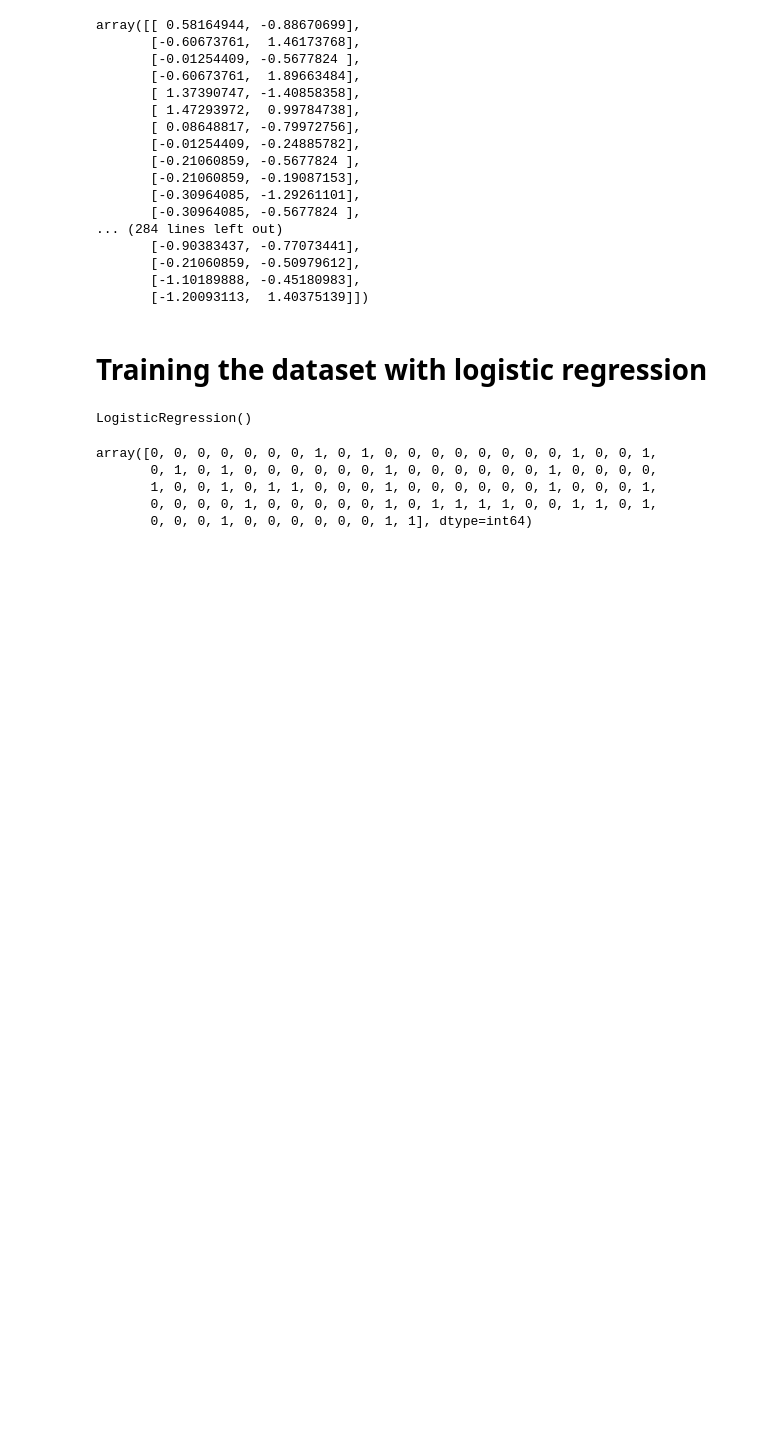
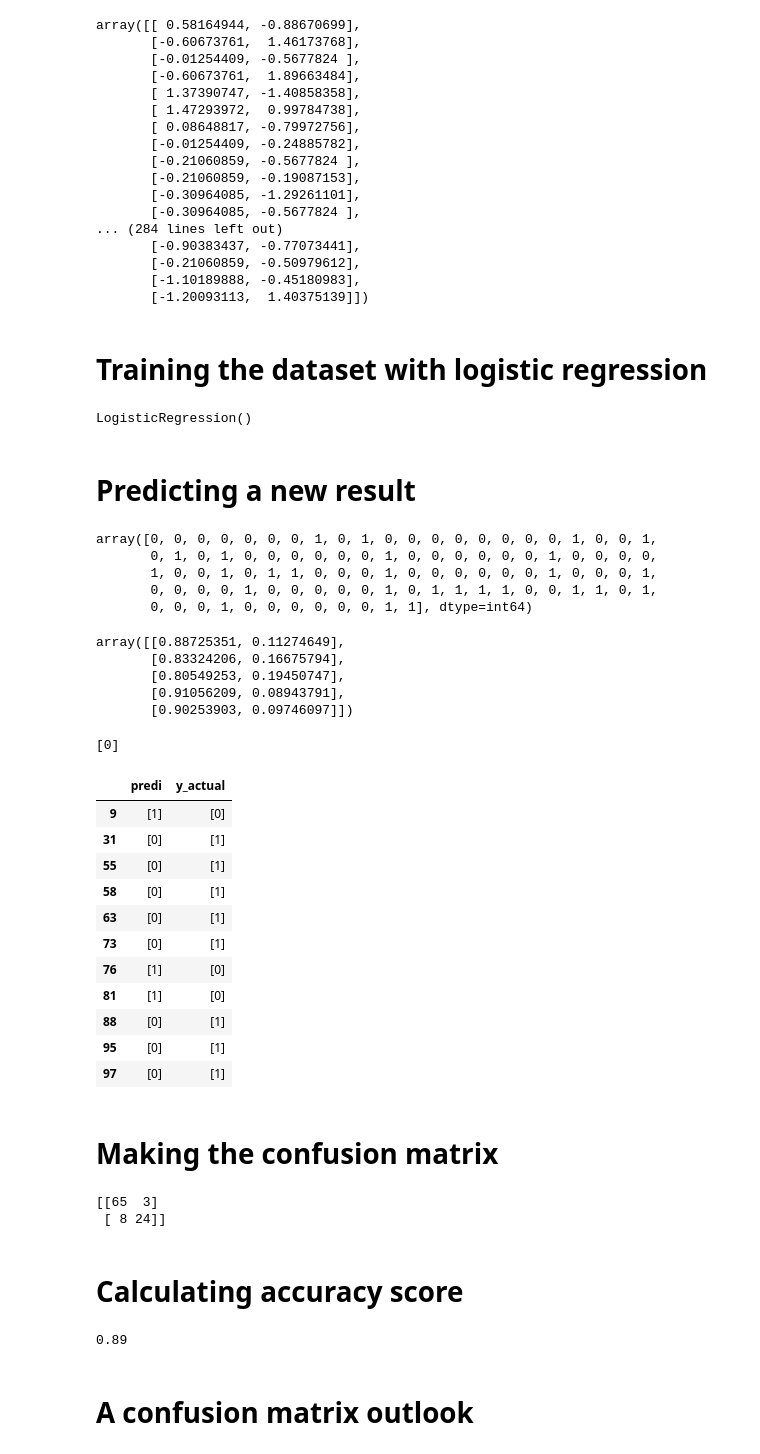
Before and after one commit to sathvik213/My-AI-Pathway-, a Jupyter notebook: Classification/Logistic Regression/Logistic Regression.ipynb, the cells around one changed output. Drawn from its saved outputs; the diff is of its cells as text; code cells hidden in the pictures; blank space fills up the shorter version.

```diff
--- a/Classification/Logistic Regression/Logistic Regression.ipynb
+++ b/Classification/Logistic Regression/Logistic Regression.ipynb
@@ -53,6 +68,8 @@ classifier=LogisticRegression()
 classifier.fit(X_train,y_train)
 # %% [output]
 LogisticRegression()
+# %% [markdown]
+# Predicting a new result
 # %%
 classifier.predict(X_test)
 # %% [output]
@@ -61,3 +78,52 @@ array([0, 0, 0, 0, 0, 0, 0, 1, 0, 1, 0, 0, 0, 0, 0, 0, 0, 0, 1, 0, 0, 1,
        1, 0, 0, 1, 0, 1, 1, 0, 0, 0, 1, 0, 0, 0, 0, 0, 0, 1, 0, 0, 0, 1,
        0, 0, 0, 0, 1, 0, 0, 0, 0, 0, 1, 0, 1, 1, 1, 1, 0, 0, 1, 1, 0, 1,
        0, 0, 0, 1, 0, 0, 0, 0, 0, 0, 1, 1], dtype=int64)
+# %%
+classifier.predict_proba(X_test)[:5]
+# %% [output]
+array([[0.88725351, 0.11274649],
+       [0.83324206, 0.16675794],
+       [0.80549253, 0.19450747],
+       [0.91056209, 0.08943791],
+       [0.90253903, 0.09746097]])
+# %%
+print(classifier.predict(sc.transform([[30,87000]])))
+# %% [output]
+[0]
+# %%
+y_pred=classifier.predict(X_test)
+predi=y_pred.reshape(len(y_pred),1)
+y_actual=y_test.reshape(len(y_pred),1)
+
+pred=pd.DataFrame({'predi':list(predi),'y_actual':list(y_actual)})
+# %%
+pred[pred['predi']!=pred['y_actual']]
+# %% [output]
+|  | predi | y_actual |
+| 9 | [1] | [0] |
+| 31 | [0] | [1] |
+| 55 | [0] | [1] |
+| 58 | [0] | [1] |
+| 63 | [0] | [1] |
+| 73 | [0] | [1] |
+| 76 | [1] | [0] |
+| 81 | [1] | [0] |
+| 88 | [0] | [1] |
+| 95 | [0] | [1] |
+| 97 | [0] | [1] |
+# %% [markdown]
+# Making the confusion matrix
+# %%
+from sklearn.metrics import confusion_matrix,accuracy_score
+print(metrics.confusion_matrix(y_test,y_pred))
+# %% [output]
+[[65  3]
+ [ 8 24]]
+# %% [markdown]
+# Calculating accuracy score
+# %%
+accuracy_score(y_test,y_pred)
+# %% [output]
+0.89
+# %% [markdown]
+# A confusion matrix outlook
```
Also changed, not shown: parts of 2 cells of this notebook, 4 other files.
